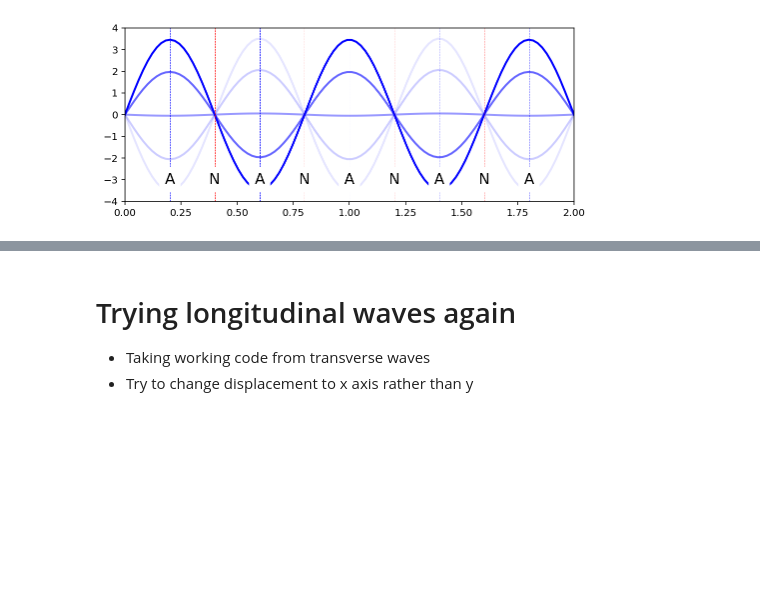
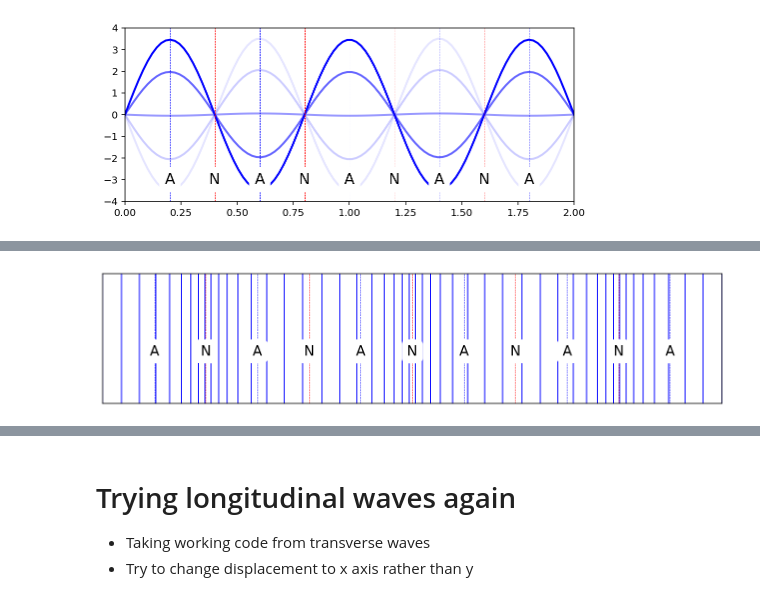
Before and after one commit to awmckinley1/ow2021, a Jupyter notebook: visualisations/Chapter 8, 9, 10.ipynb, the cells around one changed output, grey strips where cells are left out. Cells and saved outputs as stored; diff of their text form; code cells hidden in the pictures; blank space fills up the shorter version.

```diff
--- a/visualisations/Chapter 8, 9, 10.ipynb
+++ b/visualisations/Chapter 8, 9, 10.ipynb
@@ -660 +647,93 @@ anim
 <matplotlib.animation.FuncAnimation at 0x...>
+# %%
+# Converting transvervse waves to longitudinal waves?
+
+# Transverse waves
+
+box_length_l = 2
+number_samples = 50
+l = np.linspace(0,box_length_l,number_samples)
+harmonic_n = 6
+amp_0 = (4/harmonic_n)*(box_length_l/number_samples)
+T_period = 2/harmonic_n
+t = np.linspace(0,2*T_period,120)
+y_zeros = np.zeros(number_samples,dtype=float)
+
+
+
+
+omega_0 = np.pi/T_period
+omega_n = harmonic_n*omega_0
+
+node_loc = np.arange(0,box_length_l,box_length_l/harmonic_n)
+anode_loc = np.arange((0+box_length_l/(2*harmonic_n)),box_length_l,box_length_l/harmonic_n)
+
+L2,T2 = np.meshgrid(l,t)
+
+wave_1 = amp_0*np.sin((((harmonic_n*np.pi/box_length_l)*L2)) - omega_n*T2)
+wave_2 = amp_0*np.sin((((harmonic_n*np.pi/box_length_l)*L2)) + omega_n*T2)
+
+wave_tot = wave_1+wave_2
+
+fig, ax = plt.subplots(figsize=(10,2.5))
+ax.set(xlim=(0,box_length_l),ylim=(-0.2,0.2))
+
+# Plot the first line
+#wave_1plt = ax.plot(l,wave_1[0,:], color='gray',lw=1,linestyle='--')[0]
+#wave_2plt = ax.plot(l,wave_2[0,:], color='gray',lw=1,linestyle='--')[0]
+#wave_totplt = ax.plot(l,wave_tot[0,:], color='blue',lw=2,linestyle='-')[0]
+
+#wave_1plt = ax.plot(l[:]+wave_1[0,:],y_zeros,'|',markersize=150,color='blue')[0]
+#wave_2plt = ax.plot(l[:]+wave_2[0,:],y_zeros,'|',markersize=150,color='red')[0]
+wave_totplt = ax.plot(l[:]+wave_tot[0,:],y_zeros, '|',markersize=150,color='blue')[0]
+
+# Label the nodes
+for i in node_loc[1:]:
+    ax.axvline(x=i,linewidth=0.5,color='r',linestyle='--')
+    ax.text(
+    (i), -1.5*amp_0, "N", ha="center", va="center", rotation=0, size=15,
+    bbox=dict(boxstyle="round,pad=0.3", fc="white", ec="white", lw=2))
+
+for i in anode_loc[0:]:
+    ax.axvline(x=i,linewidth=0.5,color='b',linestyle='--')
+    ax.text(
+    (i), -1.5*amp_0, "A", ha="center", va="center", rotation=0, size=15,
+    bbox=dict(boxstyle="round,pad=0.3", fc="white", ec="white", lw=2))
+
+def animate(i):
+#    wave_1plt.set_xdata(l[:]+wave_1[i,:])
+#    wave_2plt.set_xdata(l[:]+wave_2[i,:])
+    wave_totplt.set_xdata(l[:]+wave_tot[i,:])
+
+#plt.axis('off')
+plt.tight_layout()
+
+ax.set_xticklabels([])
+ax.set_yticklabels([])
+
+ax.xaxis.set_ticks_position('none')
+ax.yaxis.set_ticks_position('none')
+
+#ax.spines['bottom'].set_position('zero')
+#ax.spines['top'].set_color('none')
+#ax.spines['left'].set_position('zero')
+#ax.spines['right'].set_color('none')
+
+
+#ax.spines['top'].set_visible(False)
+#ax.spines['right'].set_visible(False)
+#ax.spines['bottom'].set_visible(False)
+#ax.spines['left'].set_visible(False)
+
+anim = animation.FuncAnimation(fig,animate,interval=100,frames=(len(t)-1))
+
+anim.save('ch10-longitudinal-standingwave-n'+str(harmonic_n)+'closed.gif', writer='imagemagick', fps=15)
+plt.savefig('ch10-longitudinal-standingwave-n'+str(harmonic_n)+'closed.pdf',transparent=True)
+
+
+
+
+plt.show()
+anim
+# %% [output]
+[figure, added]
```
Also changed, not shown: parts of 9 cells of this notebook, 55 other files.
